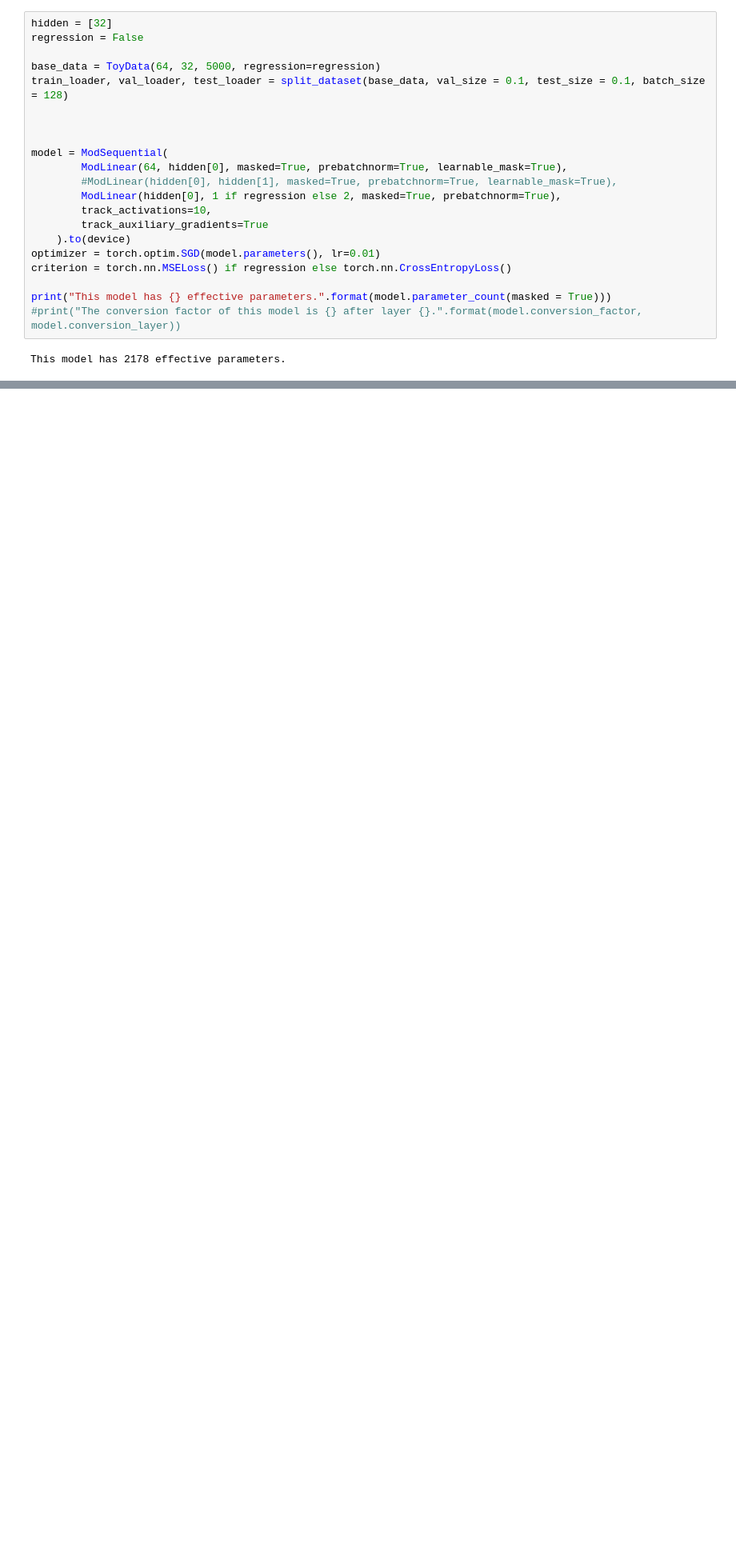
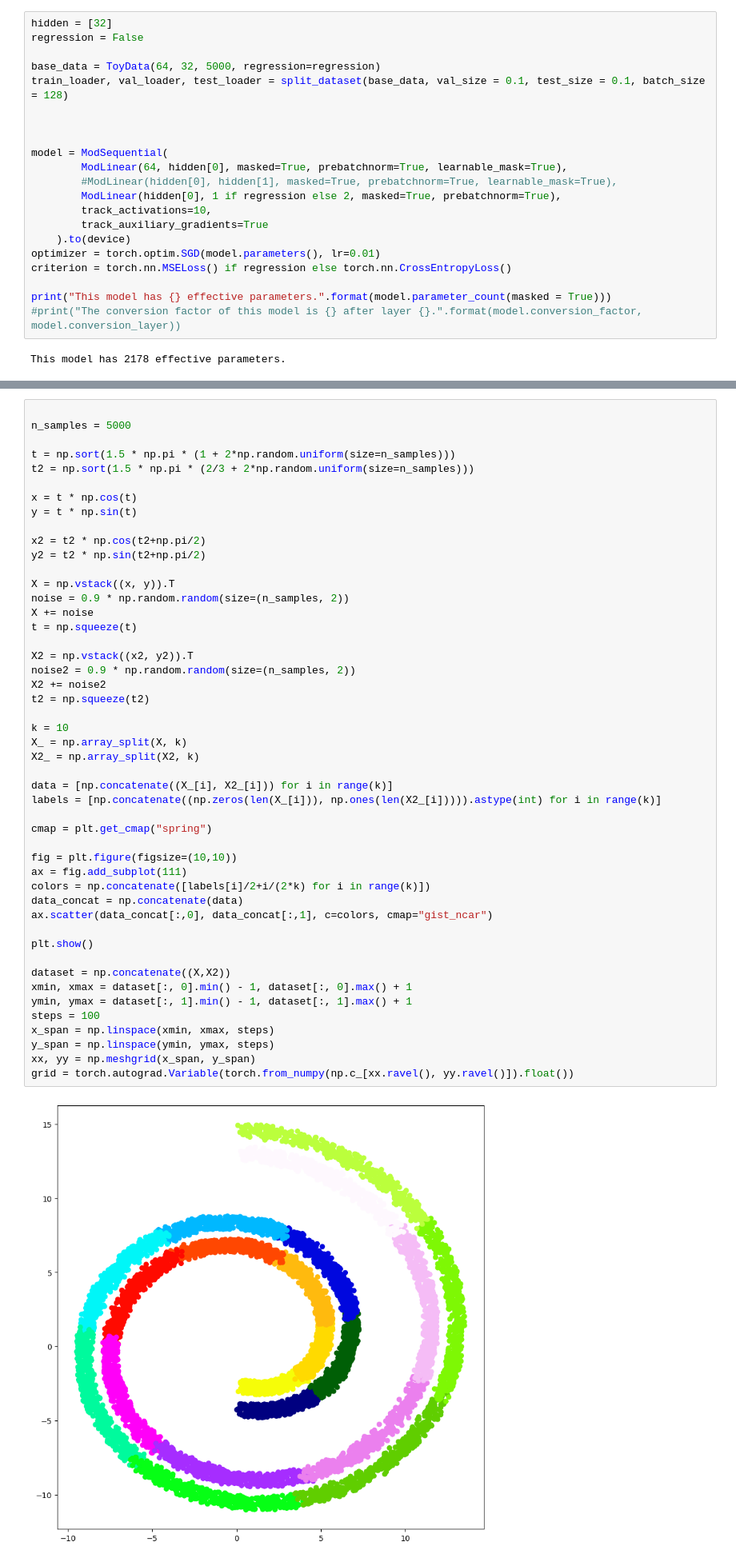
Before and after one commit to k8lion/GrowAndPrune, a Jupyter notebook: src/sandbox.ipynb, the cells around one changed output, grey strips where cells are left out. Shown at 80% size. Drawn from its saved outputs; the diff is of its cells as text; blank space fills up the shorter version.

```diff
--- a/src/sandbox.ipynb
+++ b/src/sandbox.ipynb
@@ -280,0 +159,50 @@ Training 4 epochs per shift, shifting window by 4 indices 16 times
+# %%
+
+n_samples = 5000
+
+t = np.sort(1.5 * np.pi * (1 + 2*np.random.uniform(size=n_samples)))
+t2 = np.sort(1.5 * np.pi * (2/3 + 2*np.random.uniform(size=n_samples)))
+
+x = t * np.cos(t)
+y = t * np.sin(t)
+
+x2 = t2 * np.cos(t2+np.pi/2)
+y2 = t2 * np.sin(t2+np.pi/2)
+
+X = np.vstack((x, y)).T
+noise = 0.9 * np.random.random(size=(n_samples, 2))
+X += noise
+t = np.squeeze(t)
+
+X2 = np.vstack((x2, y2)).T
+noise2 = 0.9 * np.random.random(size=(n_samples, 2))
+X2 += noise2
+t2 = np.squeeze(t2)
+
+k = 10
+X_ = np.array_split(X, k)
+X2_ = np.array_split(X2, k)
+
+data = [np.concatenate((X_[i], X2_[i])) for i in range(k)]
+labels = [np.concatenate((np.zeros(len(X_[i])), np.ones(len(X2_[i])))).astype(int) for i in range(k)]
+
+cmap = plt.get_cmap("spring")
+
+fig = plt.figure(figsize=(10,10))
+ax = fig.add_subplot(111)
+colors = np.concatenate([labels[i]/2+i/(2*k) for i in range(k)])
+data_concat = np.concatenate(data)
+ax.scatter(data_concat[:,0], data_concat[:,1], c=colors, cmap="gist_ncar")
+
+plt.show()
+
+dataset = np.concatenate((X,X2))
+xmin, xmax = dataset[:, 0].min() - 1, dataset[:, 0].max() + 1
+ymin, ymax = dataset[:, 1].min() - 1, dataset[:, 1].max() + 1
+steps = 100
+x_span = np.linspace(xmin, xmax, steps)
+y_span = np.linspace(ymin, ymax, steps)
+xx, yy = np.meshgrid(x_span, y_span)
+grid = torch.autograd.Variable(torch.from_numpy(np.c_[xx.ravel(), yy.ravel()]).float())
+# %% [output]
+[figure, added]
```
Also changed, not shown: parts of 10 cells of this notebook.
